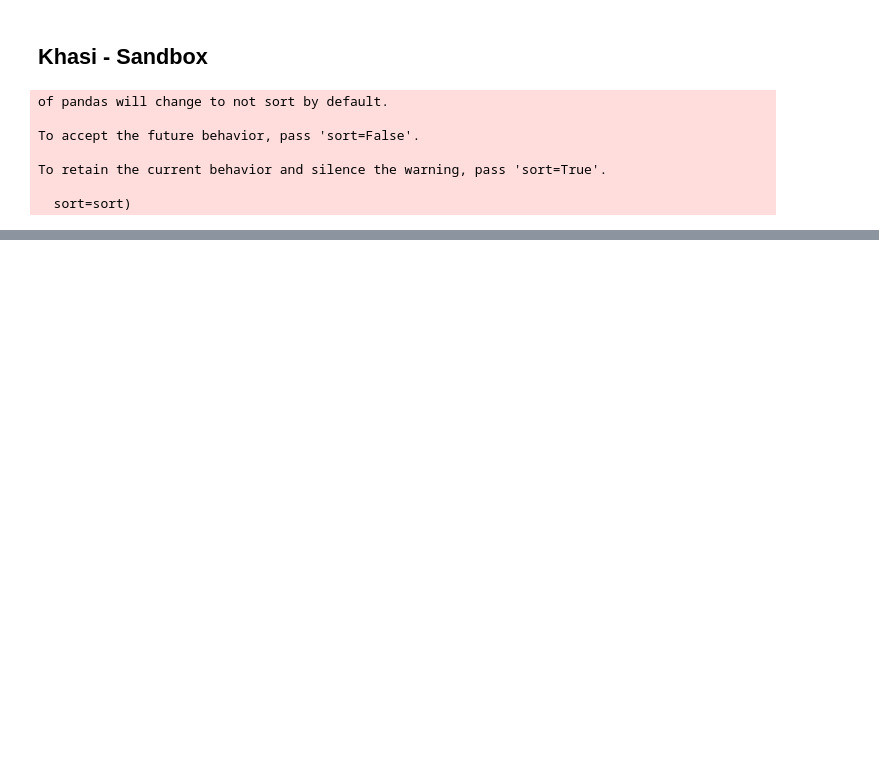
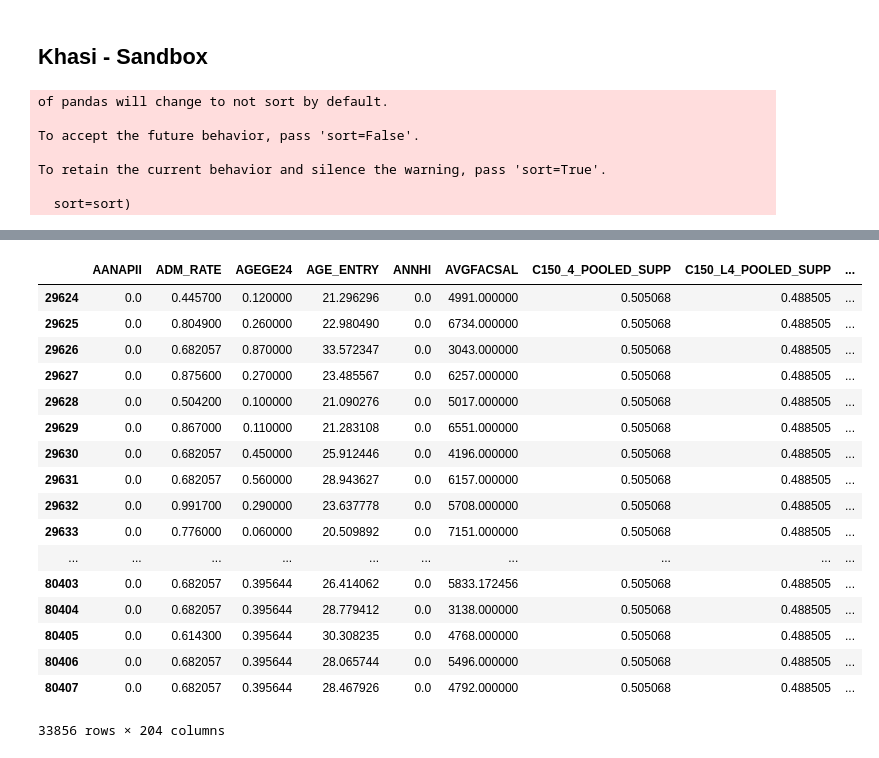
Before and after one commit to jeswan/post-secondary-education, a Jupyter notebook: khas_engineering.ipynb, the cells around one changed output, grey strips where cells are left out. Cells and saved outputs as stored; diff of their text form; code cells hidden in the pictures; blank space fills up the shorter version.

```diff
--- a/khas_engineering.ipynb
+++ b/khas_engineering.ipynb
@@ -57,2 +44,21 @@ def create_svm_regreession(x_train, y_train, x_test):
-# %%
-df.drop(['UNITID'], axis = 1,inplace = True)
+# %%
+df
+# %% [output]
+|  | AANAPII | ADM_RATE | AGEGE24 | AGE_ENTRY | ANNHI | AVGFACSAL | C150_4_POOLED_SUPP | C150_L4_POOLED_SUPP | ... |
+| 29624 | 0.0 | 0.445700 | 0.120000 | 21.296296 | 0.0 | 4991.000000 | 0.505068 | 0.488505 | ... |
+| 29625 | 0.0 | 0.804900 | 0.260000 | 22.980490 | 0.0 | 6734.000000 | 0.505068 | 0.488505 | ... |
+| 29626 | 0.0 | 0.682057 | 0.870000 | 33.572347 | 0.0 | 3043.000000 | 0.505068 | 0.488505 | ... |
+| 29627 | 0.0 | 0.875600 | 0.270000 | 23.485567 | 0.0 | 6257.000000 | 0.505068 | 0.488505 | ... |
+| 29628 | 0.0 | 0.504200 | 0.100000 | 21.090276 | 0.0 | 5017.000000 | 0.505068 | 0.488505 | ... |
+| 29629 | 0.0 | 0.867000 | 0.110000 | 21.283108 | 0.0 | 6551.000000 | 0.505068 | 0.488505 | ... |
+| 29630 | 0.0 | 0.682057 | 0.450000 | 25.912446 | 0.0 | 4196.000000 | 0.505068 | 0.488505 | ... |
+| 29631 | 0.0 | 0.682057 | 0.560000 | 28.943627 | 0.0 | 6157.000000 | 0.505068 | 0.488505 | ... |
+| 29632 | 0.0 | 0.991700 | 0.290000 | 23.637778 | 0.0 | 5708.000000 | 0.505068 | 0.488505 | ... |
+| 29633 | 0.0 | 0.776000 | 0.060000 | 20.509892 | 0.0 | 7151.000000 | 0.505068 | 0.488505 | ... |
+| ... | ... | ... | ... | ... | ... | ... | ... | ... | ... |
+| 80403 | 0.0 | 0.682057 | 0.395644 | 26.414062 | 0.0 | 5833.172456 | 0.505068 | 0.488505 | ... |
+| 80404 | 0.0 | 0.682057 | 0.395644 | 28.779412 | 0.0 | 3138.000000 | 0.505068 | 0.488505 | ... |
+| 80405 | 0.0 | 0.614300 | 0.395644 | 30.308235 | 0.0 | 4768.000000 | 0.505068 | 0.488505 | ... |
+| 80406 | 0.0 | 0.682057 | 0.395644 | 28.065744 | 0.0 | 5496.000000 | 0.505068 | 0.488505 | ... |
+| 80407 | 0.0 | 0.682057 | 0.395644 | 28.467926 | 0.0 | 4792.000000 | 0.505068 | 0.488505 | ... |
+33856 rows × 204 columns
```
Also changed, not shown: parts of 15 cells of this notebook, 2 other files.
